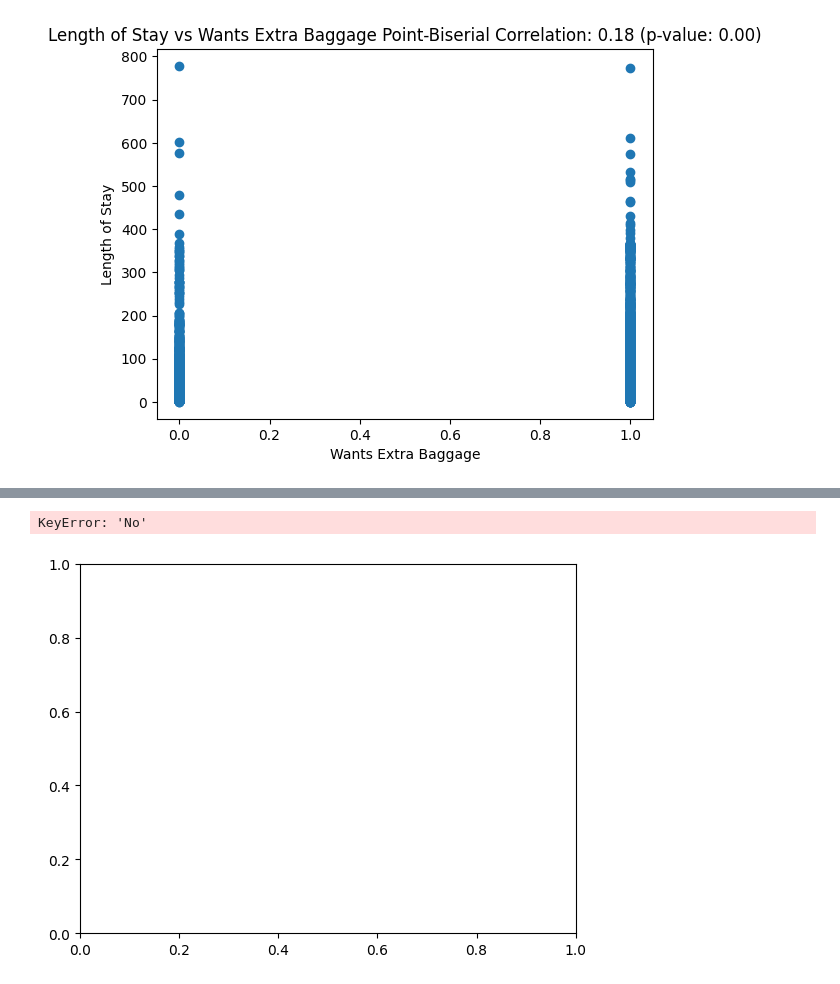
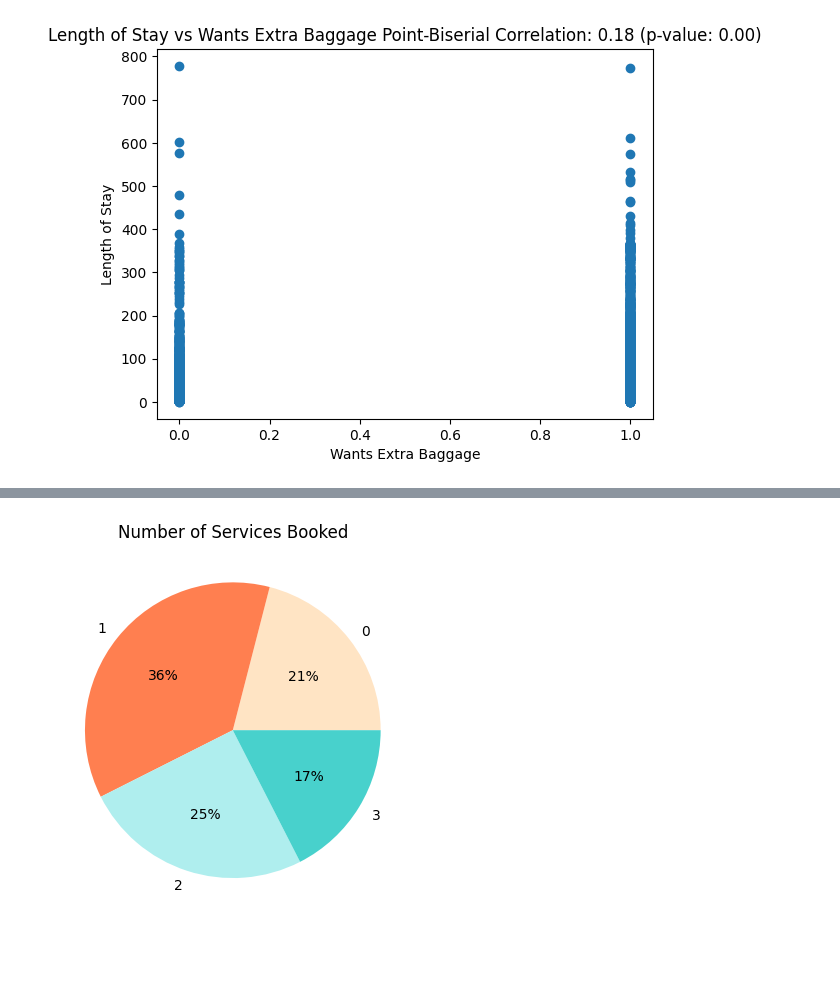
Before and after one commit to qichsia/python, a Jupyter notebook: final_proj/02_data_analysis.ipynb, the cells around one changed output, grey strips where cells are left out. Cells and saved outputs as stored; diff of their text form; code cells hidden in the pictures; blank space fills up the shorter version.

```diff
--- a/final_proj/02_data_analysis.ipynb
+++ b/final_proj/02_data_analysis.ipynb
@@ -563,37 +280,19 @@ for service in services:
-# %%
-services = ['wants_extra_baggage', 'wants_preferred_seat', 'wants_in_flight_meals']
-
-for service in services:
-    count = df.groupby(['region', service])[service].sum().unstack().fillna(0)
-    count['Total'] = count.sum(axis=1)
-    count = count.sort_values(by='Total', ascending=False)
-
-    # Calculate the percentage for each category
-    percentages = count.div(count['Total'], axis=0) * 100
-
-    # Plotting the bar graph
-    regions = count.index
-    width = 0.35
-    x = np.arange(len(regions))
-
-    fig, ax = plt.subplots()
-    ax.bar(x - width/2, percentages['No'], width, label='No')
-    ax.bar(x + width/2, percentages['Yes'], width, label='Yes')
-
-    # Add percentage labels to each bar
-    for i, val in enumerate(percentages.index):
-        ax.annotate(f'{percentages.loc[val, "No"]:.1f}%', xy=(x[i] - width/2, percentages.loc[val, "No"] + 2), ha='center')
-        ax.annotate(f'{percentages.loc[val, "Yes"]:.1f}%', xy=(x[i] + width/2, percentages.loc[val, "Yes"] + 2), ha='center')
-
-    # Add labels and title
-    ax.set_xlabel('Region')
-    ax.set_ylabel('Percentage')
-    ax.set_title(f'{service.capitalize()} by Region')
-    ax.set_xticks(x)
-    ax.set_xticklabels(regions)
-    ax.legend()
-
-    plt.show()
-# %% [output]
-KeyError: 'No'
-[figure, removed]
+# %%
+# By Number of Services Booked
+df['total_services'] = df['wants_extra_baggage'] + df['wants_preferred_seat'] + df['wants_in_flight_meals']
+
+value_counts = df['total_services'].value_counts().reset_index()
+
+value_counts_sorted = value_counts.sort_values('index')
+
+plt.pie(value_counts_sorted['total_services'], labels=value_counts_sorted['index'], autopct='%1.0f%%', colors = ['bisque','coral','paleturquoise','mediumturquoise'])
+plt.title('Number of Services Booked')
+
+
+plt.show()
+
+# Passengers are more likely to purchase 2 or more services
+# Recommendation: Bundle packages at a slight discount to incentivize people to book more services
+# Next question: Which services?
+# %% [output]
+[figure, added]
```
Also changed, not shown: parts of 22 cells of this notebook, 6 other files.
